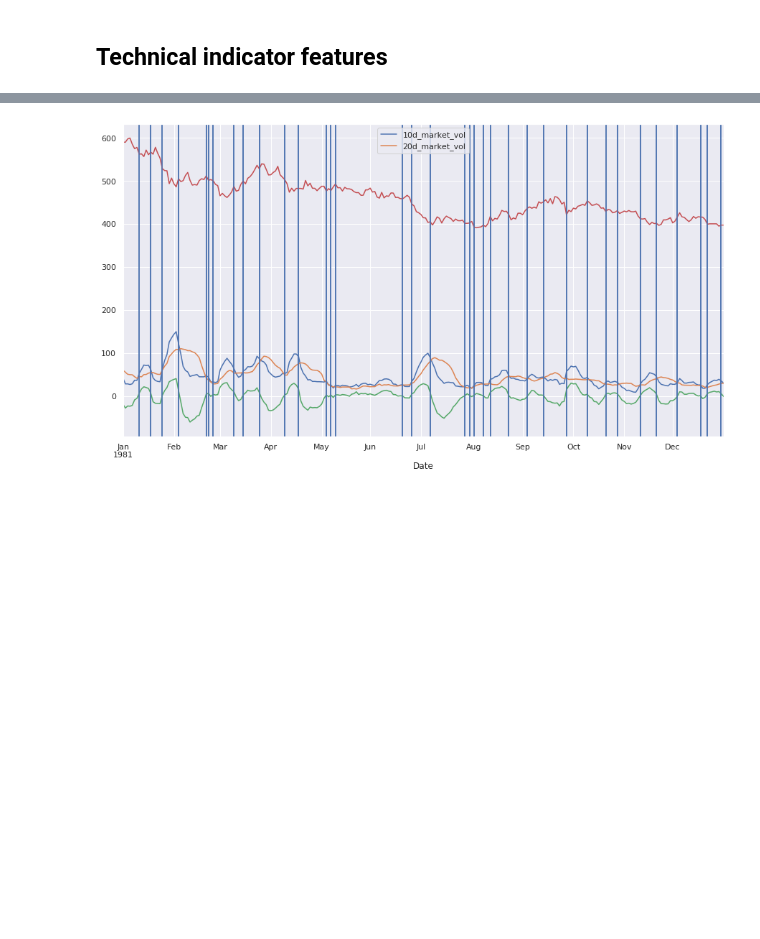
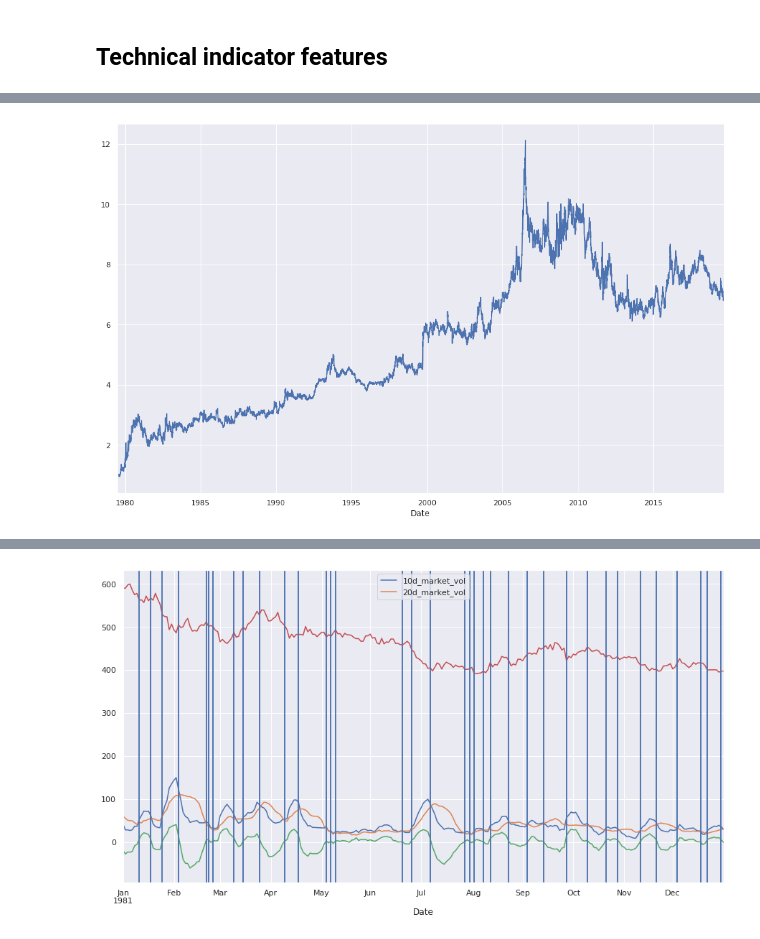
Before and after one commit to jbmoorhouse/gold_returns_predictor, a Jupyter notebook: xauusd_analysis.ipynb, the cells around one changed output, grey strips where cells are left out. Drawn from its saved outputs; the diff is of its cells as text; code cells hidden in the pictures; blank space fills up the shorter version.

```diff
--- a/xauusd_analysis.ipynb
+++ b/xauusd_analysis.ipynb
@@ -193,3 +175,99 @@ See the caveats in the documentation: http://pandas.pydata.org/pandas-docs/stabl
+# %%
+class MacdStrategy():#BaseEstimator, TransformerMixin):
+
+    # ----------------------------------------------------------------------
+    # Constructors
+
+    def __init__(self, fast_period=12, slow_period=26, signal_period=9):
+        self.fast_period = fast_period
+        self.slow_period = slow_period
+        self.signal_period = signal_period
+
+
+    def __repr__(self):
+        return "TBC"
+
+    # ----------------------------------------------------------------------
+    # strategy statistics/signals
+
+    def _macd(self, X):
+
+        # calculate MACD oscillator statistics
+        price_series = X['price']
+        macd, macd_signal, macd_hist = talib.MACD(price_series.values)
+
+        return X.assign(
+            macd = macd,
+            macd_signal = macd_signal,
+            macdhist = macd_hist
+        )
+
+    def _long_signal(self, X):
+        self.long = (X['macd'].shift(1) > X['macd_signal'].shift(1))
+        #reversal = ((X['macd'].diff().shift(1) > 0) & (df['macd'].diff().shift(2) > 0))
+
+        return (self.long) * 1
+
+    def _short_signal(self, X):
+        self.short = (X['macd'].shift(1) < X['macd_signal'].shift(1))
+        #reversal = ((df['macd'].diff().shift(1) < 0) & (df['macd'].diff().shift(2) < 0))
+
+        return (self.short) * -1
+
+
+    # ----------------------------------------------------------------------
+    # fit/transform methods
+
+    def fit(self, X, y=None):
+        return self
+
+    def transform(self, X, y=None, pipeline=True):
+
+        # get MACD oscillator statistics
+        X = self._macd(X)
+
+        # generate strategy long/short signal and asset returns
+        long_signal = self._long_signal(X)
+        short_signal = self._short_signal(X)
+        asset_returns = X['price'].pct_change()
+
+        # add strategy return column
+        X.loc[:, 'macd_strategy_returns'] = (
+            (asset_returns * long_signal) + (asset_returns * short_signal)
+        )
+
+        if pipeline:
+            return X
+        else:
+            self.X = X
+            return self
+
+    # ----------------------------------------------------------------------
+    # strategy performance and visualisation
+
+    def plot_performance(self, show_long_short = False):
+
+        if 'macd_strategy_returns' not in self.X:
+            raise KeyError(
+                "'X' does not contain 'macd_strategy_returns'. Ensure "
+                "that the 'pipeline' paramter in self.transform() method has "
+                "is set to False"
+            )
+
+        if show_long_short:
+            pass
+        else:
+            cumprod = (1 + self.X['macd_strategy_returns']).cumprod()
+            cumprod.plot()
+
+
+    #def performance_summary(self)
+
+macd = MacdStrategy()
+d = macd.transform(xau_df_dict['wgc_gold_daily_usd'], pipeline=False)
+d.plot_performance()
+# %% [output]
+[figure, added]
 # %%
 df = data.loc[:, ['price', 'macd', 'macd_macdsignal']]
 
```
Also changed, not shown: parts of 10 cells of this notebook.
